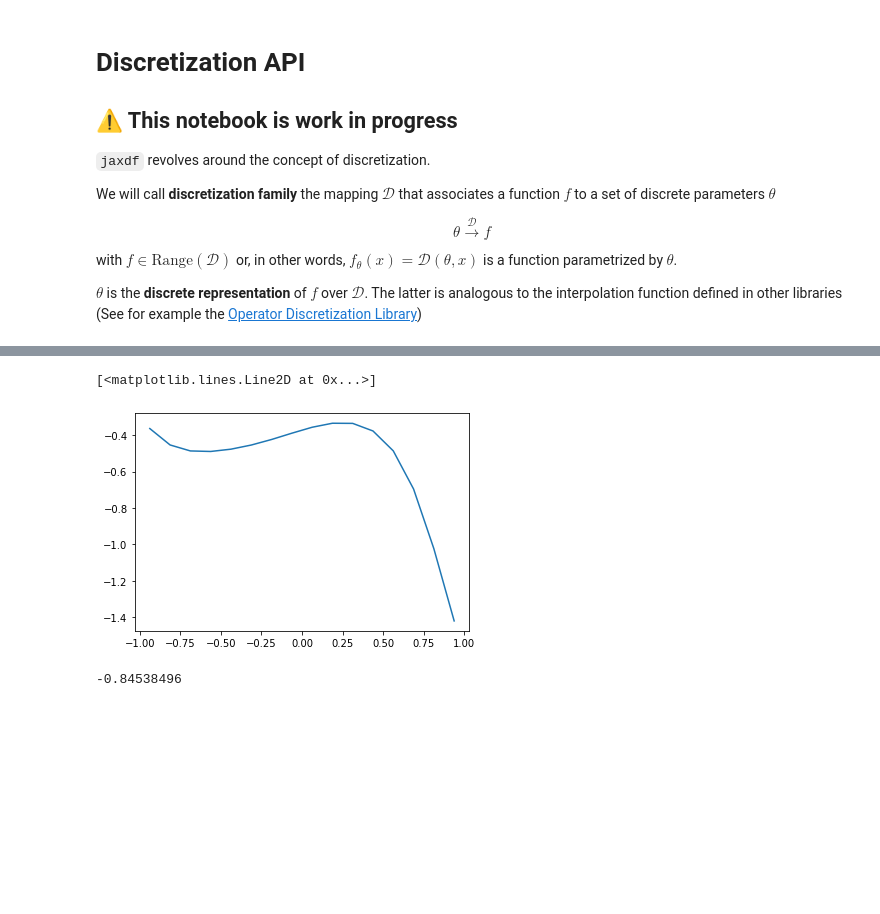
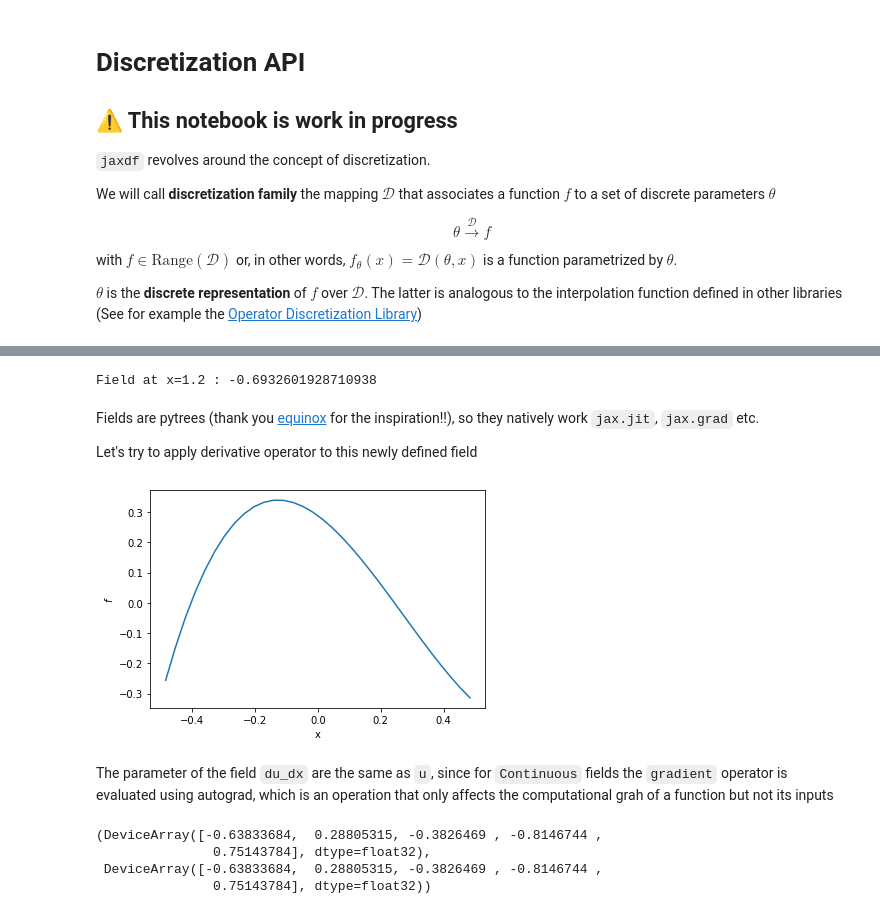
Before and after one commit to ucl-bug/jaxdf, a Jupyter notebook: docs/notebooks/api_discretization.ipynb, the cells around one changed output, grey strips where cells are left out. Cells and saved outputs as stored; diff of their text form; code cells hidden in the pictures; blank space fills up the shorter version.

```diff
--- a/docs/notebooks/api_discretization.ipynb
+++ b/docs/notebooks/api_discretization.ipynb
@@ -66,10 +64,26 @@ x_coord = domain.spatial_axis[0]
 # %%
-plt.plot(x_coord, y_sampled)
+x = 1.2
+print(f"Field at x={x} : {u.get_field(x)[0]}")
 # %% [output]
-[<matplotlib.lines.Line2D at 0x...>]
+Field at x=1.2 : -0.6932601928710938
-[figure, removed]
-# %%
-y_sample = polynomial_discretization.get_field()(y_params, 0.75)
-print(y_sample)
-# %% [output]
--0.84538496
+# %% [markdown]
+Fields are pytrees (thank you [equinox](https://github.com/patrick-kidger/equinox) for the inspiration!!), so they natively work `jax.jit`, `jax.grad` etc.
+
+Let's try to apply derivative operator to this newly defined field
+# %%
+from jaxdf.operators import derivative
+
+du_dx = derivative(u)
+# %%
+show_field(du_dx, domain)
+# %% [output]
+[figure, added]
+# %% [markdown]
+The parameter of the field `du_dx` are the same as `u`, since for `Continuous` fields the `gradient` operator is evaluated using autograd, which is an operation that only affects the computational grah of a function but not its inputs
+# %%
+u.params, du_dx.params
+# %% [output]
+(DeviceArray([-0.63833684,  0.28805315, -0.3826469 , -0.8146744 ,
+               0.75143784], dtype=float32),
+ DeviceArray([-0.63833684,  0.28805315, -0.3826469 , -0.8146744 ,
+               0.75143784], dtype=float32))
```
Also changed, not shown: parts of 37 cells of this notebook, 16 other files.
